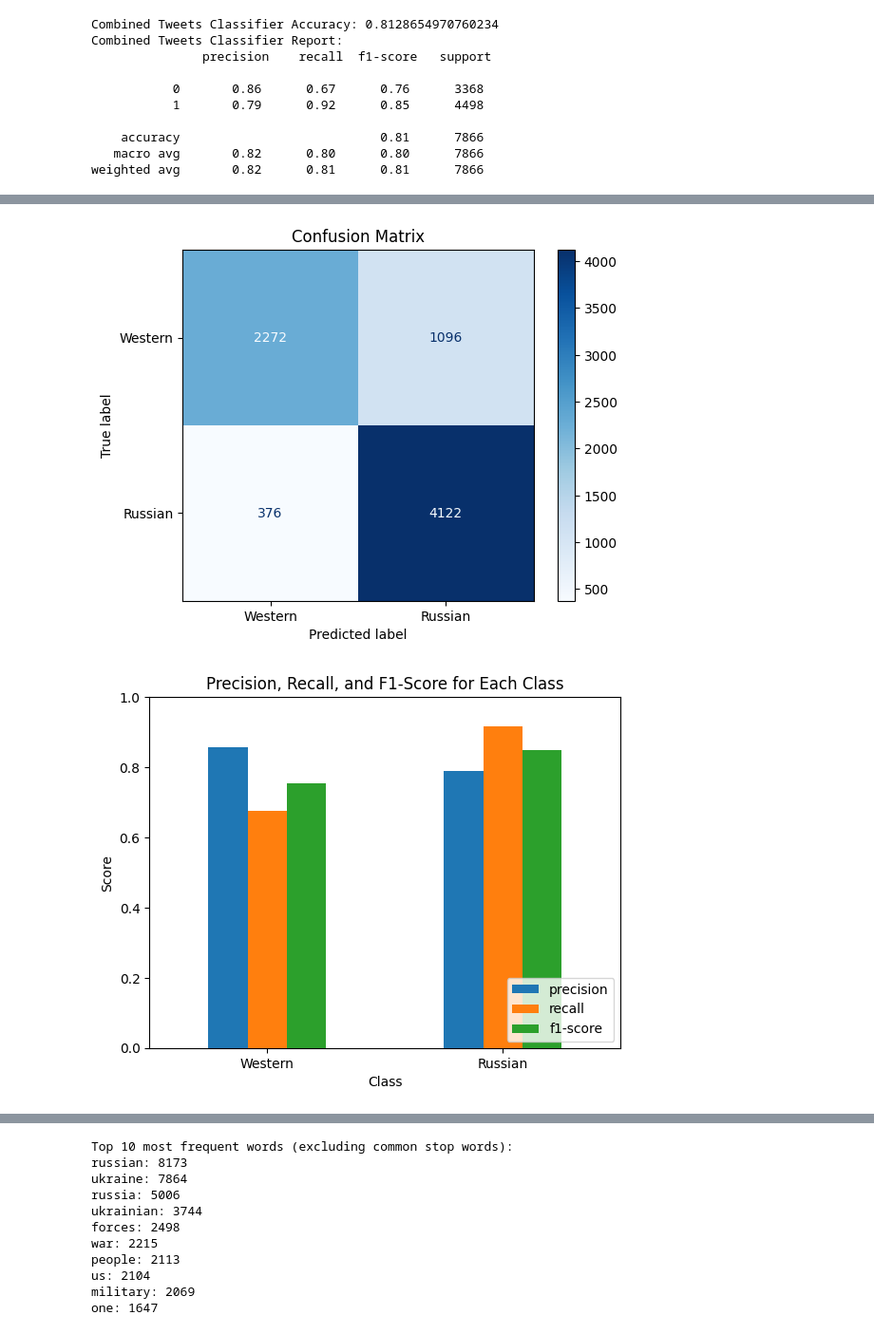
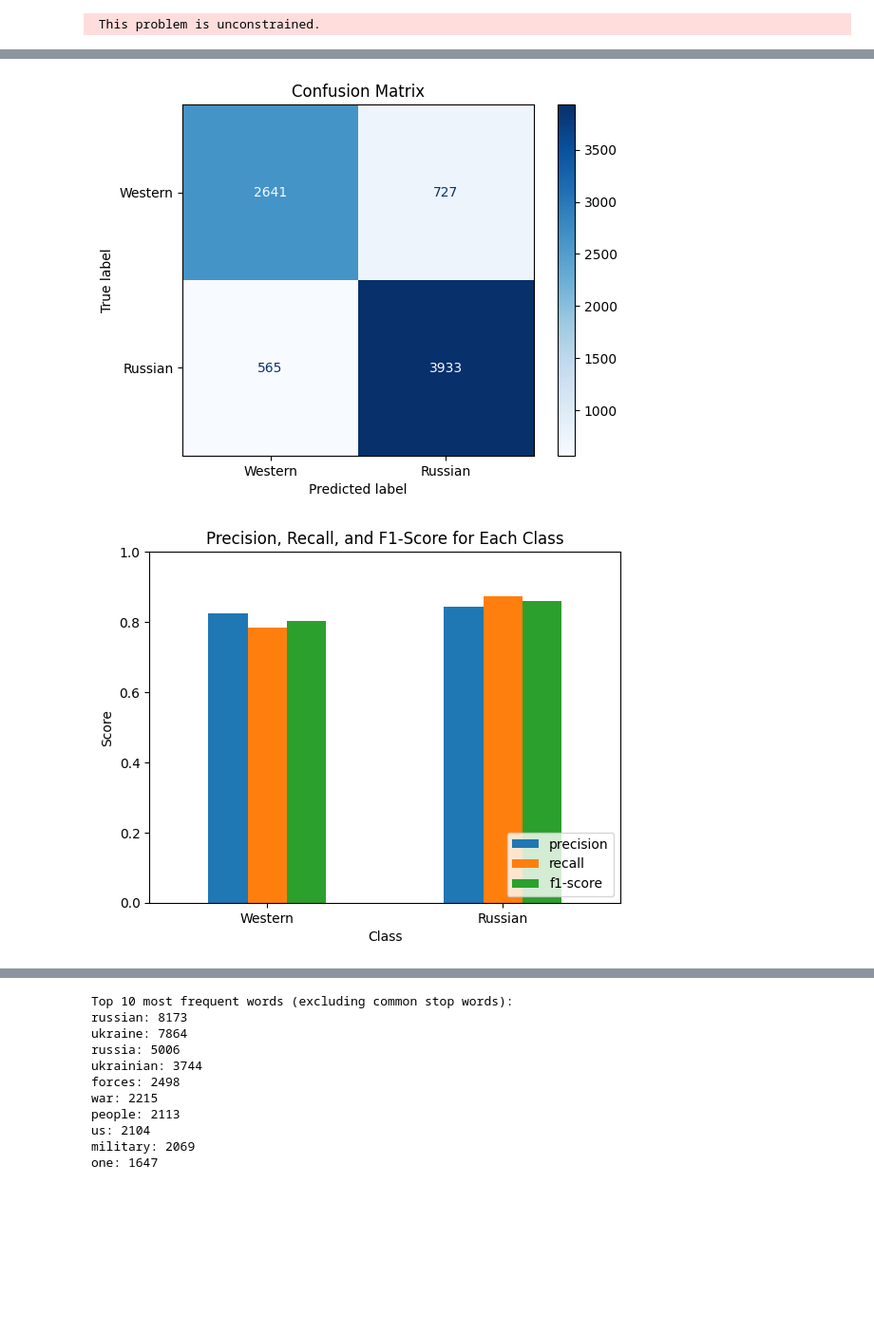
Before and after one commit to itslarisschen/NLP_Final_Exam, a Jupyter notebook: Logistic_Naive_Bayes.ipynb, the cells around one changed output, grey strips where cells are left out. Shown: that part at 95% size. Drawn from its saved outputs; the diff is of its cells as text; code cells hidden in the pictures; blank space fills up the shorter version.

Commit message:
LR Model

```diff
--- a/Logistic_Naive_Bayes.ipynb
+++ b/Logistic_Naive_Bayes.ipynb
@@ -4,47 +4,44 @@ import pandas as pd
 import nltk
 import matplotlib.pyplot as plt
 import seaborn as sns
-from sklearn.model_selection import train_test_split
+from sklearn.model_selection import train_test_split, GridSearchCV, learning_curve,  RandomizedSearchCV
 from sklearn.feature_extraction.text import TfidfVectorizer
 from sklearn.linear_model import LogisticRegression
-from sklearn.metrics import classification_report, accuracy_score, confusion_matrix, ConfusionMatrixDisplay
+from sklearn.metrics import classification_report, accuracy_score, confusion_matrix,roc_auc_score, roc_curve, ConfusionMatrixDisplay
 import numpy as np
-
-#Using the nltk stopword package that removes comment used word to standardize such as `when` or `and`etc
-#remove non-informative words and common word from the dataset
-nltk.download('stopwords')
-from nltk.corpus import stopwords
+from sklearn.ensemble import AdaBoostClassifier
 
 #Importing the data from the combined csv
 df_combined = pd.read_csv('merged_df.csv')
 
 # tweets are in a column named 'tweet' and labels (binary) are in a column named 'Russian'
 tweets_combined = df_combined['tweet'].tolist()
-labels_combined = df_combined['Russian'].tolist()
-
-#Processes the tweet to make it more uniform and clean, reducing noise etc.
-def preprocess_tweet(tweet):
-    tweet = re.sub(r"http\S+|www\S+|https\S+", '', tweet, flags=re.MULTILINE) #remowing any URL in the tweet
-    tweet = re.sub(r'\@\w+|\#','', tweet) #removing mentioning and following character tags
-    tweet = tweet.lower() #making everything lowercase
-    tweet = re.sub(r'[^\w\s]', '', tweet) # removing digits and underscores etc. non words
-    return tweet
-
-#Running the tweets through the function above
-tweets_combined = [preprocess_tweet(tweet) for tweet in tweets_combined]
+labels_combined = df_combined['Label'].tolist()
 
 #Split the dataset intro training and test data
 X_train, X_test, y_train, y_test = train_test_split(tweets_combined, labels_combined, test_size=0.2, random_state=42)
 
 # using the TF-IDF vectorizer for the data to remove the common words making it into a matrix and handling the wording
-vect_comb = TfidfVectorizer(stop_words=stopwords.words('english'))
+vect_comb = TfidfVectorizer()
+
+# Fit and transform the documents into TF-IDF features
+tfidf_matrix = vect_comb.fit_transform(df_combined)
+
+# Convert the TF-IDF matrix to a dense array and print
+tfidf_array = tfidf_matrix.toarray()
+print(tfidf_array)
+
+# Get the feature names (terms)
+feature_names = vect_comb.get_feature_names_out()
+print(feature_names)
 
 #Fit and transforming the data
 X_train_tfidf = vect_comb.fit_transform(X_train)
 X_test_tfidf = vect_comb.transform(X_test)
 
 #Logistic Regression model
-model = LogisticRegression(solver='liblinear')
+model = LogisticRegression(solver='lbfgs',random_state = 32, max_iter = 1000)
+#using the default solver lbfgs or saga for best results
 
 # Train the model
 model.fit(X_train_tfidf, y_train)
@@ -77,6 +74,4 @@ plt.ylim(0, 1)
 plt.xticks(ticks=[0, 1], labels=['Western', 'Russian'], rotation=0)
 plt.legend(loc='lower right')
 plt.show()
-
-#model.predict_proba()
 # %% [output]
@@ -86,10 +95 @@ plt.show()
-Combined Tweets Classifier Accuracy: 0.8128654970760234
-Combined Tweets Classifier Report:
-               precision    recall  f1-score   support
-
-           0       0.86      0.67      0.76      3368
-           1       0.79      0.92      0.85      4498
-
-    accuracy                           0.81      7866
-   macro avg       0.82      0.80      0.80      7866
-weighted avg       0.82      0.81      0.81      7866
+ This problem is unconstrained.
@@ -96,2 +113,2 @@ weighted avg       0.82      0.81      0.81      7866
-[figure, old version]
+[figure, new version]
-[figure, old version]
+[figure, new version]
```
Also changed, not shown: parts of 7 cells of this notebook, 4 other files.
